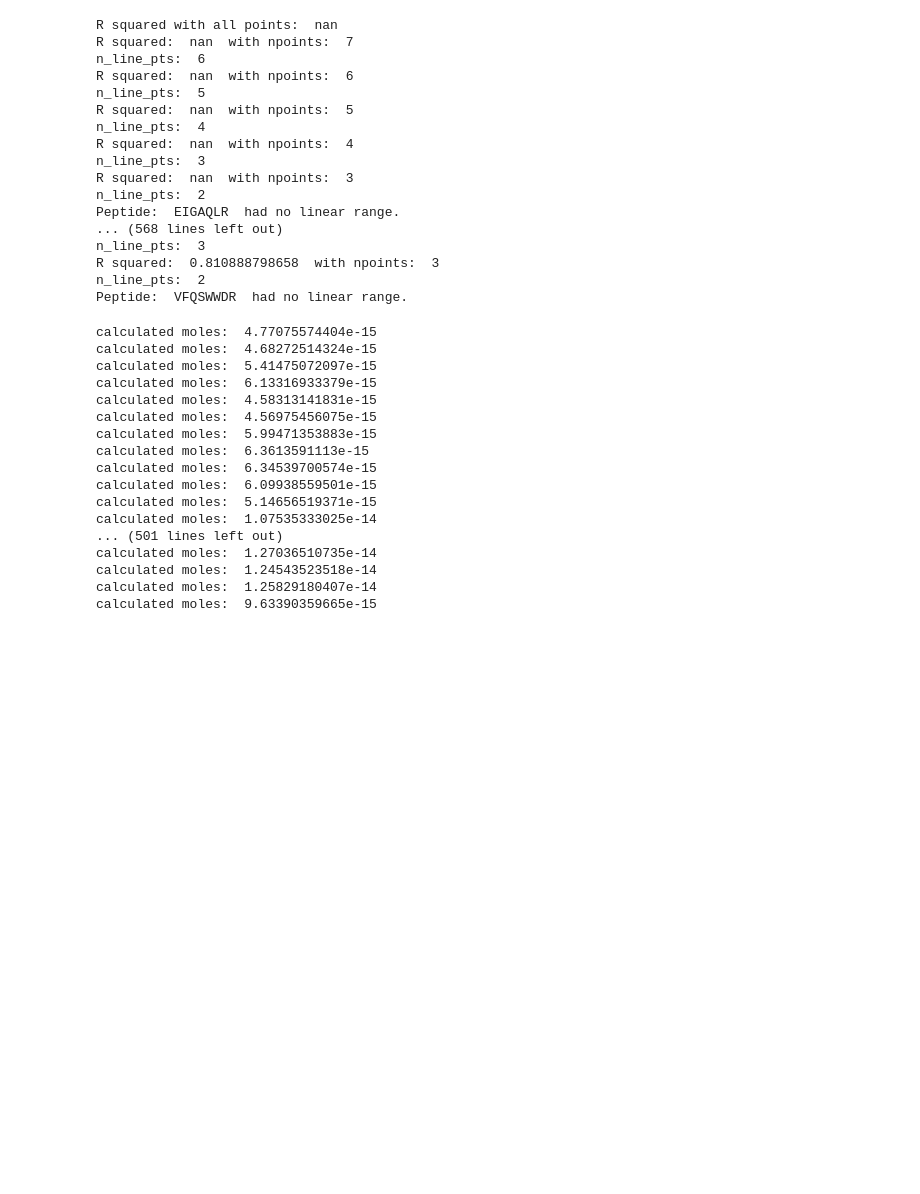
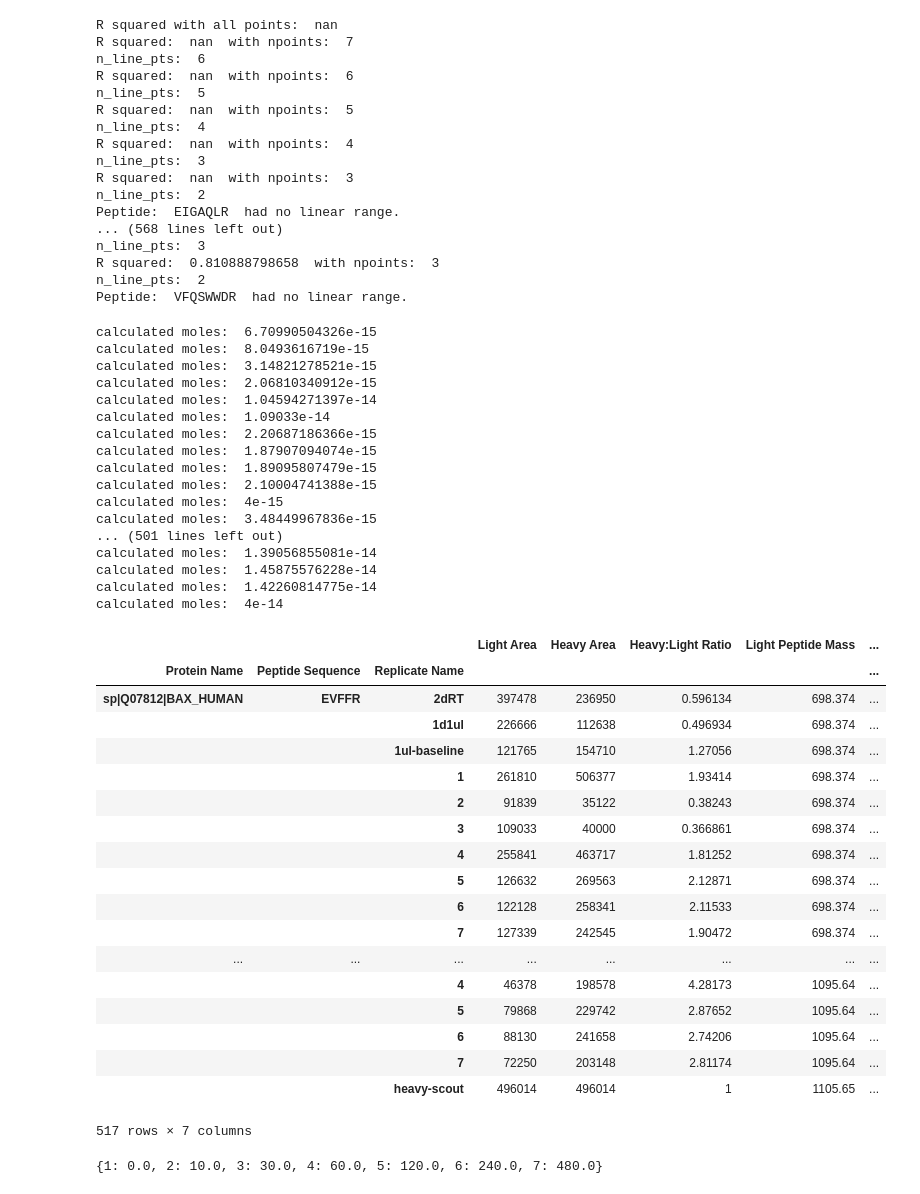
Before and after one commit to eshockley/lab_notebooks, a Jupyter notebook: 2016_02_29_mass_spec_HeLa_data_analysis.ipynb, the cells around one changed output. Cells and saved outputs as stored; diff of their text form; code cells hidden in the pictures; blank space fills up the shorter version.

```diff
--- a/2016_02_29_mass_spec_HeLa_data_analysis.ipynb
+++ b/2016_02_29_mass_spec_HeLa_data_analysis.ipynb
@@ -173,5 +176,9 @@ final_data_df_nodups.insert(3, 'Calculated Moles', None)
 # %%
-final_data_df_nodups.insert(4, 'Failure Reason', 'No failure.')
+final_data_df_nodups.insert(5, 'Failure Reason', 'No failure.')
+# %%
+heavy_spike_amounts = pd.read_csv('spike_amounts_standardized.csv', usecols=[1, 2])
+# %%
+heavy_spike_amounts.set_index(['Peptide'], inplace=True)
 # %%
 spike_dict = {label:val for label,val in zip(spike_labels, log_spike_vals)}
 for idx in final_data_df_nodups.index:
@@ -179,26 +186,31 @@ for idx in final_data_df_nodups.index:
     try:
         calib_curve_idx = idx[1]
         slope = calibration_curve_summary.get_value(calib_curve_idx,'Slope')
+        spike_amount = heavy_spike_amounts.get_value(calib_curve_idx, 'Spike Amount')
 
     except KeyError:
         for nclip in range(1, len(idx[1])):
             calib_curve_idx = idx[1][0:-nclip]
             try:
                 slope = calibration_curve_summary.get_value(calib_curve_idx, 'Slope')
+                spike_amount = heavy_spike_amounts.get_value(calib_curve_idx, 'Spike Amount')
                 break
             except KeyError:
-                slope == None
+                slope = None
+                spike_amount = None
 
     if slope == None:
         final_data_df_nodups.set_value(idx, 'Calculated Moles', np.nan)
         final_data_df_nodups.set_value(idx, 'Failure Reason', 'No linear range.')
+        final_data_df_nodups.set_value(idx, 'Heavy Peptide Spiked In (mol)', np.nan)
         print 'idx: ',idx,' Set to no linear range.'
 
     else:
         intercept = calibration_curve_summary.get_value(calib_curve_idx, 'Intercept')
-        calculated_moles = 10**calc_absolute_conc(measured_ratio, slope, intercept)
+        calculated_moles = spike_amount/measured_ratio
         loq = calibration_curve_summary.ix[calib_curve_idx]['LOQ']
         loq_val = spike_dict[loq]
+        final_data_df_nodups.set_value(idx, 'Heavy Peptide Spiked In (mol)', spike_amount)
         print 'calculated moles: ',calculated_moles
         if calculated_moles < loq_val:
             final_data_df_nodups.set_value(idx, 'Calculated Moles', 'Below quantitation limit.')
@@ -208,20 +220,42 @@ for idx in final_data_df_nodups.index:
             final_data_df_nodups.set_value(idx, 'Calculated Moles', calculated_moles)
             final_data_df_nodups.set_value(idx, 'Failure Reason', 'No failure.')
 # %% [output]
-calculated moles:  4.77075574404e-15
-calculated moles:  4.68272514324e-15
-calculated moles:  5.41475072097e-15
-calculated moles:  6.13316933379e-15
-calculated moles:  4.58313141831e-15
-calculated moles:  4.56975456075e-15
-calculated moles:  5.99471353883e-15
-calculated moles:  6.3613591113e-15
-calculated moles:  6.34539700574e-15
-calculated moles:  6.09938559501e-15
-calculated moles:  5.14656519371e-15
-calculated moles:  1.07535333025e-14
+calculated moles:  6.70990504326e-15
+calculated moles:  8.0493616719e-15
+calculated moles:  3.14821278521e-15
+calculated moles:  2.06810340912e-15
+calculated moles:  1.04594271397e-14
+calculated moles:  1.09033e-14
+calculated moles:  2.20687186366e-15
+calculated moles:  1.87907094074e-15
+calculated moles:  1.89095807479e-15
+calculated moles:  2.10004741388e-15
+calculated moles:  4e-15
+calculated moles:  3.48449967836e-15
 ... (501 lines left out)
-calculated moles:  1.27036510735e-14
-calculated moles:  1.24543523518e-14
-calculated moles:  1.25829180407e-14
-calculated moles:  9.63390359665e-15
+calculated moles:  1.39056855081e-14
+calculated moles:  1.45875576228e-14
+calculated moles:  1.42260814775e-14
+calculated moles:  4e-14
+# %%
+final_data_df_nodups
+# %% [output]
+|  |  |  | Light Area | Heavy Area | Heavy:Light Ratio | Light Peptide Mass | ... |
+| Protein Name | Peptide Sequence | Replicate Name |  |  |  |  | ... |
+| sp|Q07812|BAX_HUMAN | EVFFR | 2dRT | 397478 | 236950 | 0.596134 | 698.374 | ... |
+|  |  | 1d1ul | 226666 | 112638 | 0.496934 | 698.374 | ... |
+|  |  | 1ul-baseline | 121765 | 154710 | 1.27056 | 698.374 | ... |
+|  |  | 1 | 261810 | 506377 | 1.93414 | 698.374 | ... |
+|  |  | 2 | 91839 | 35122 | 0.38243 | 698.374 | ... |
+|  |  | 3 | 109033 | 40000 | 0.366861 | 698.374 | ... |
+|  |  | 4 | 255841 | 463717 | 1.81252 | 698.374 | ... |
+|  |  | 5 | 126632 | 269563 | 2.12871 | 698.374 | ... |
+|  |  | 6 | 122128 | 258341 | 2.11533 | 698.374 | ... |
+|  |  | 7 | 127339 | 242545 | 1.90472 | 698.374 | ... |
+| ... | ... | ... | ... | ... | ... | ... | ... |
+|  |  | 4 | 46378 | 198578 | 4.28173 | 1095.64 | ... |
+|  |  | 5 | 79868 | 229742 | 2.87652 | 1095.64 | ... |
+|  |  | 6 | 88130 | 241658 | 2.74206 | 1095.64 | ... |
+|  |  | 7 | 72250 | 203148 | 2.81174 | 1095.64 | ... |
+|  |  | heavy-scout | 496014 | 496014 | 1 | 1105.65 | ... |
+517 rows × 7 columns
@@ -227,0 +267,5 @@ calculated moles:  9.63390359665e-15
+# %%
+time_point_replicate_dict = {rep: time_pt for rep, time_pt in zip(range(1, 8), total_protein_amounts_injected.index.levels[0])}
+time_point_replicate_dict
+# %% [output]
+{1: 0.0, 2: 10.0, 3: 30.0, 4: 60.0, 5: 120.0, 6: 240.0, 7: 480.0}
```
Also changed, not shown: parts of 18 cells of this notebook, 5 other files.
